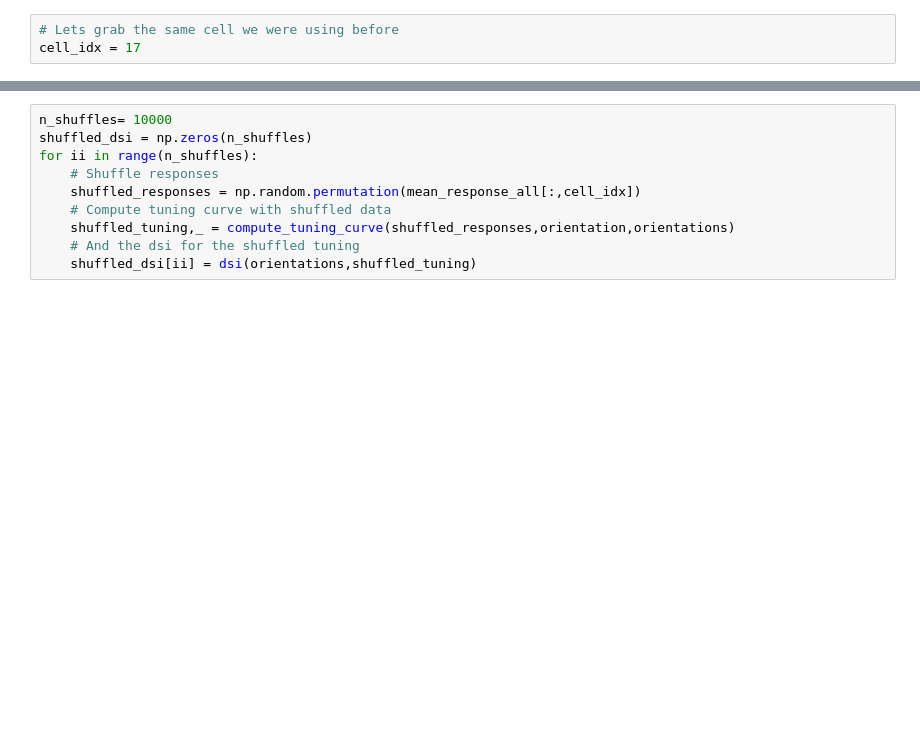
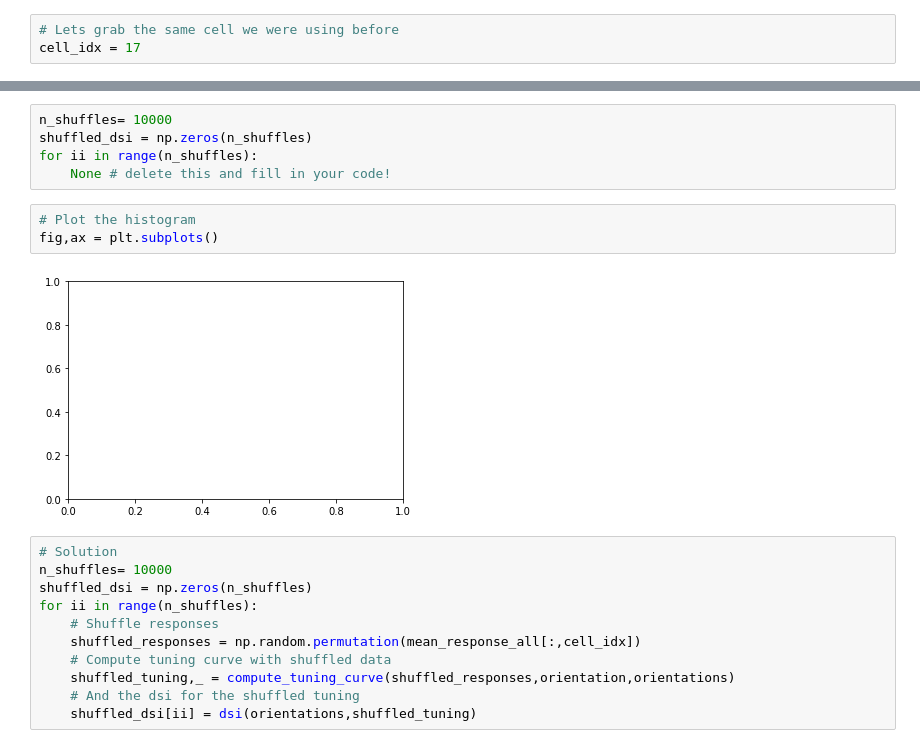
Before and after one commit to AllenInstitute/swdb_neural_encoding, a Jupyter notebook: code/Solutions/Day1Exercises_SelectedSolutions.ipynb, the cells around one changed output, grey strips where cells are left out. Cells and saved outputs as stored; diff of their text form; blank space fills up the shorter version.

```diff
--- a/code/Day1Exercises_w_solutions.ipynb
+++ b/code/Solutions/Day1Exercises_SelectedSolutions.ipynb
@@ -433,4 +485,15 @@ true_dsi = dsi(orientations,tuning)
+# %%
+n_shuffles= 10000
+shuffled_dsi = np.zeros(n_shuffles)
+for ii in range(n_shuffles):
+    None # delete this and fill in your code!
+# %%
+# Plot the histogram
+fig,ax = plt.subplots()
+# %% [output]
+[figure, added]
 # %%
+# Solution
 n_shuffles= 10000
 shuffled_dsi = np.zeros(n_shuffles)
 for ii in range(n_shuffles):
```
Also changed, not shown: parts of 25 cells of this notebook, 5 other files.
